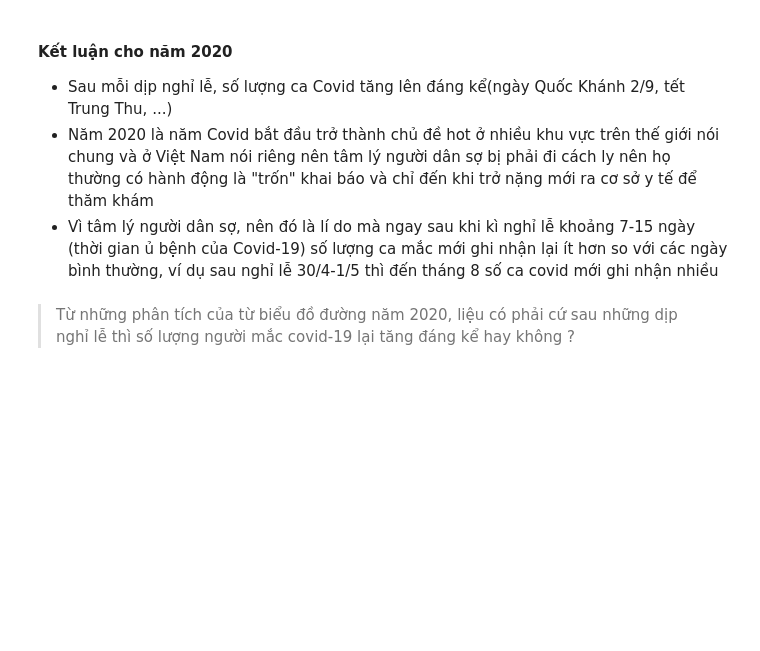
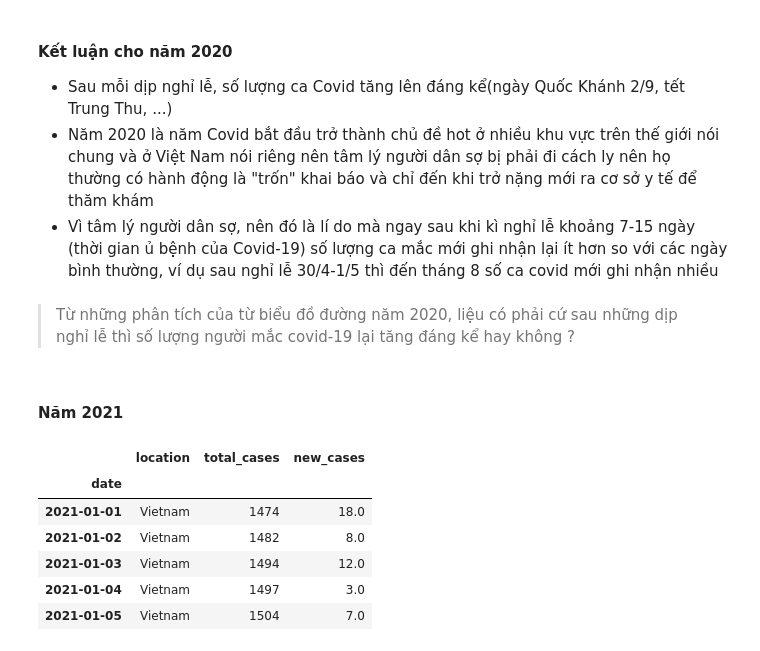
Before and after one commit to manh0387/BTL_LapTrinhAI, a Jupyter notebook: data_analyst.ipynb, the cells around one changed output. Drawn from its saved outputs; the diff is of its cells as text; code cells hidden in the pictures; blank space fills up the shorter version.

```diff
--- a/data_analyst.ipynb
+++ b/data_analyst.ipynb
@@ -605,3 +586,19 @@ Sau giai đoạn trên (vùng bôi bỏ) hình 16 thì sẽ còn rất nhiều d
 - Vì tâm lý người dân sợ, nên đó là lí do mà ngay sau khi kì nghỉ lễ khoảng 7-15 ngày (thời gian ủ bệnh của Covid-19) số lượng ca mắc mới ghi nhận lại ít hơn so với các ngày bình thường, ví dụ sau nghỉ lễ 30/4-1/5 thì đến tháng 8 số ca covid mới ghi nhận nhiều
 # %% [markdown]
 > Từ những phân tích của từ biểu đồ đường năm 2020, liệu có phải cứ sau những dịp nghỉ lễ thì số lượng người mắc covid-19 lại tăng đáng kể hay không ?
+# %% [markdown]
+#### Năm 2021
+# %%
+in_2021 = (vn_covid.index >= '2021-01-01') & (vn_covid.index <= '2021-12-31')
+
+vn_covid_2021 = vn_covid[in_2021]
+
+vn_covid_2021.head()
+# %% [output]
+|  | location | total_cases | new_cases |
+| date |  |  |  |
+| 2021-01-01 | Vietnam | 1474 | 18.0 |
+| 2021-01-02 | Vietnam | 1482 | 8.0 |
+| 2021-01-03 | Vietnam | 1494 | 12.0 |
+| 2021-01-04 | Vietnam | 1497 | 3.0 |
+| 2021-01-05 | Vietnam | 1504 | 7.0 |
```
Also changed, not shown: parts of 17 cells of this notebook.
